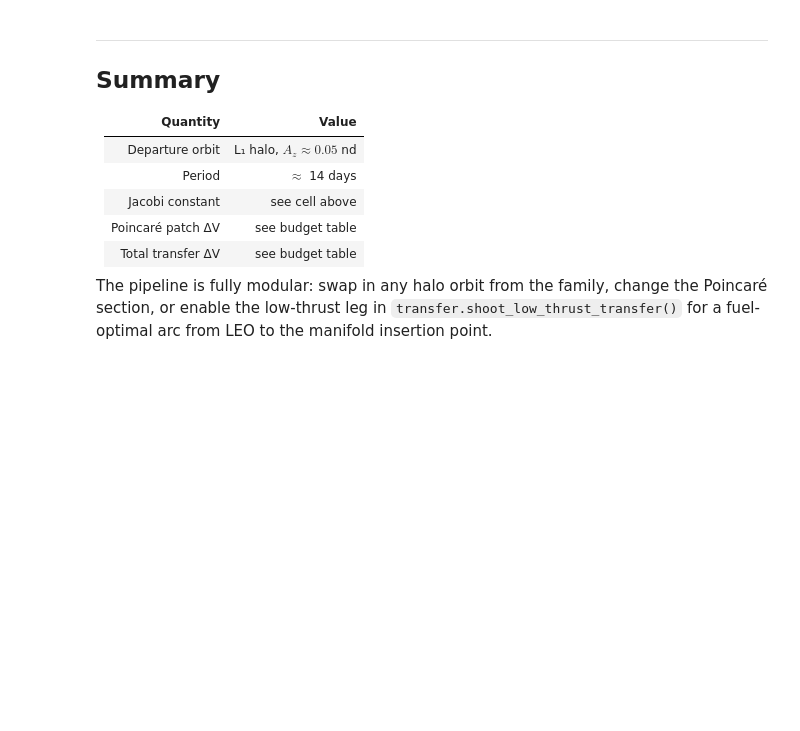
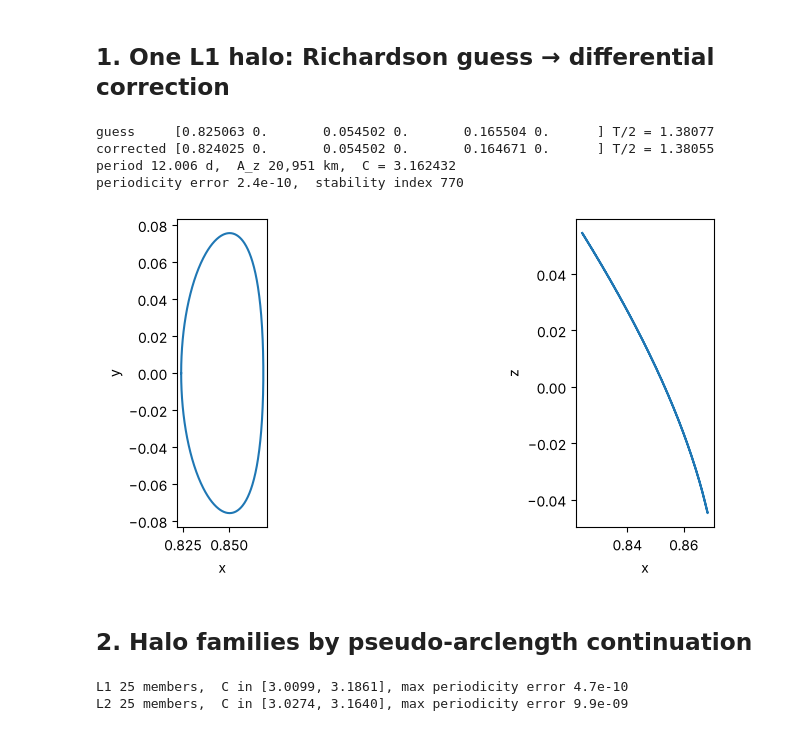
Before and after one commit to Bishwaswarup/cr3bp-manifoldtransfer, a Jupyter notebook: notebooks/demo_earth_moon_transfer.ipynb, the cells around one changed output. Drawn from its saved outputs; the diff is of its cells as text; code cells hidden in the pictures; blank space fills up the shorter version.

Commit message:
v2.0: corrected halo orbits, L1/L2 patches, Earth-approach map

```diff
--- a/notebooks/demo_earth_moon_transfer.ipynb
+++ b/notebooks/demo_earth_moon_transfer.ipynb
@@ -11,23 +7,14 @@
 # %%
-import sys, os
-sys.path.insert(0, os.path.join(os.getcwd(), '..'))
-
+import os, sys
+sys.path.insert(0, os.path.abspath('..'))
 import numpy as np
 import matplotlib.pyplot as plt
-%matplotlib inline
 
-from src.dynamics  import MU_EARTH_MOON, L_STAR, V_STAR, lagrange_points, jacobi_constant, propagate
-from src.orbits    import richardson_guess, differential_correction, compute_halo_family
-from src.manifolds import monodromy_matrix, stable_unstable_eigenvectors, compute_manifold_tube
-from src.poincare  import poincare_crossings_y0, find_manifold_intersections
-from src.transfer  import stitch_manifolds, full_transfer_budget
-from src.viz       import (
-    plot_manifold_tubes_3d, plot_poincare_section,
-    print_dv_budget, plot_dv_budget_bar
-)
-
-print(f'Earth–Moon μ = {MU_EARTH_MOON:.8f}')
-print(f'L* = {L_STAR:.0f} km,  V* = {V_STAR:.4f} km/s')
-
-mu = MU_EARTH_MOON
+from src.dynamics import MU_EARTH_MOON as mu, L_STAR, T_STAR, jacobi_constant, lagrange_points, propagate
+from src.orbits import (richardson_guess, differential_correction, compute_halo_family,
+                        periodicity_error, stability_index, z_amplitude)
+from src.connections import energy_matched_connection
+from src.reentry import earth_approach_map, summarize_map
+DAYS = T_STAR / 86400
+print(f'mu = {mu},  L* = {L_STAR} km,  T* = {T_STAR / 86400:.3f} d')
 # %% [output]
@@ -321,13 +22,34 @@ Figure saved to figures/halo_family.png
-# %% [markdown]
----
-## Summary
-
-| Quantity | Value |
-|---|---|
-| Departure orbit | L₁ halo, $A_z \approx 0.05$ nd |
-| Period | $\approx$ 14 days |
-| Jacobi constant | see cell above |
-| Poincaré patch ΔV | see budget table |
-| Total transfer ΔV | see budget table |
-
-The pipeline is fully modular: swap in any halo orbit from the family, change the Poincaré section, or enable the low-thrust leg in `transfer.shoot_low_thrust_transfer()` for a fuel-optimal arc from LEO to the manifold insertion point.
+# %% [markdown]
+## 1. One L1 halo: Richardson guess → differential correction
+# %%
+guess, th_guess = richardson_guess(0.05, 'L1', mu)
+s0, th = differential_correction(guess, mu=mu)
+T = 2 * th
+print('guess    ', np.round(guess, 6), f'T/2 = {th_guess:.5f}')
+print('corrected', np.round(s0, 6), f'T/2 = {th:.5f}')
+print(f'period {T * DAYS:.3f} d,  A_z {z_amplitude(s0, T, mu) * L_STAR:,.0f} km,  C = {jacobi_constant(s0, mu):.6f}')
+print(f'periodicity error {periodicity_error(s0, T, mu):.1e},  stability index {stability_index(s0, T, mu):.0f}')
+# %% [output]
+guess     [0.825063 0.       0.054502 0.       0.165504 0.      ] T/2 = 1.38077
+corrected [0.824025 0.       0.054502 0.       0.164671 0.      ] T/2 = 1.38055
+period 12.006 d,  A_z 20,951 km,  C = 3.162432
+periodicity error 2.4e-10,  stability index 770
+# %%
+sol = propagate(s0, (0, T), mu=mu, t_eval=np.linspace(0, T, 600))
+fig, ax = plt.subplots(1, 2, figsize=(10, 4))
+ax[0].plot(sol.y[0], sol.y[1]); ax[0].set_xlabel('x'); ax[0].set_ylabel('y'); ax[0].set_aspect('equal')
+ax[1].plot(sol.y[0], sol.y[2]); ax[1].set_xlabel('x'); ax[1].set_ylabel('z'); ax[1].set_aspect('equal')
+plt.show()
+# %% [output]
+[figure, added]
+# %% [markdown]
+## 2. Halo families by pseudo-arclength continuation
+# %%
+f1 = compute_halo_family(0.005, 0.20, n_orbits=25, lp='L1', ds=0.005)
+f2 = compute_halo_family(0.005, 0.20, n_orbits=25, lp='L2', ds=0.005)
+for name, f in (('L1', f1), ('L2', f2)):
+    print(name, f'{len(f)} members,  C in [{min(m["C"] for m in f):.4f}, {max(m["C"] for m in f):.4f}],',
+          f'max periodicity error {max(periodicity_error(m["state0"], m["T"], mu) for m in f):.1e}')
+# %% [output]
+L1 25 members,  C in [3.0099, 3.1861], max periodicity error 4.7e-10
+L2 25 members,  C in [3.0274, 3.1640], max periodicity error 9.9e-09
```
Also changed, not shown: parts of 28 cells of this notebook, 24 other files.
